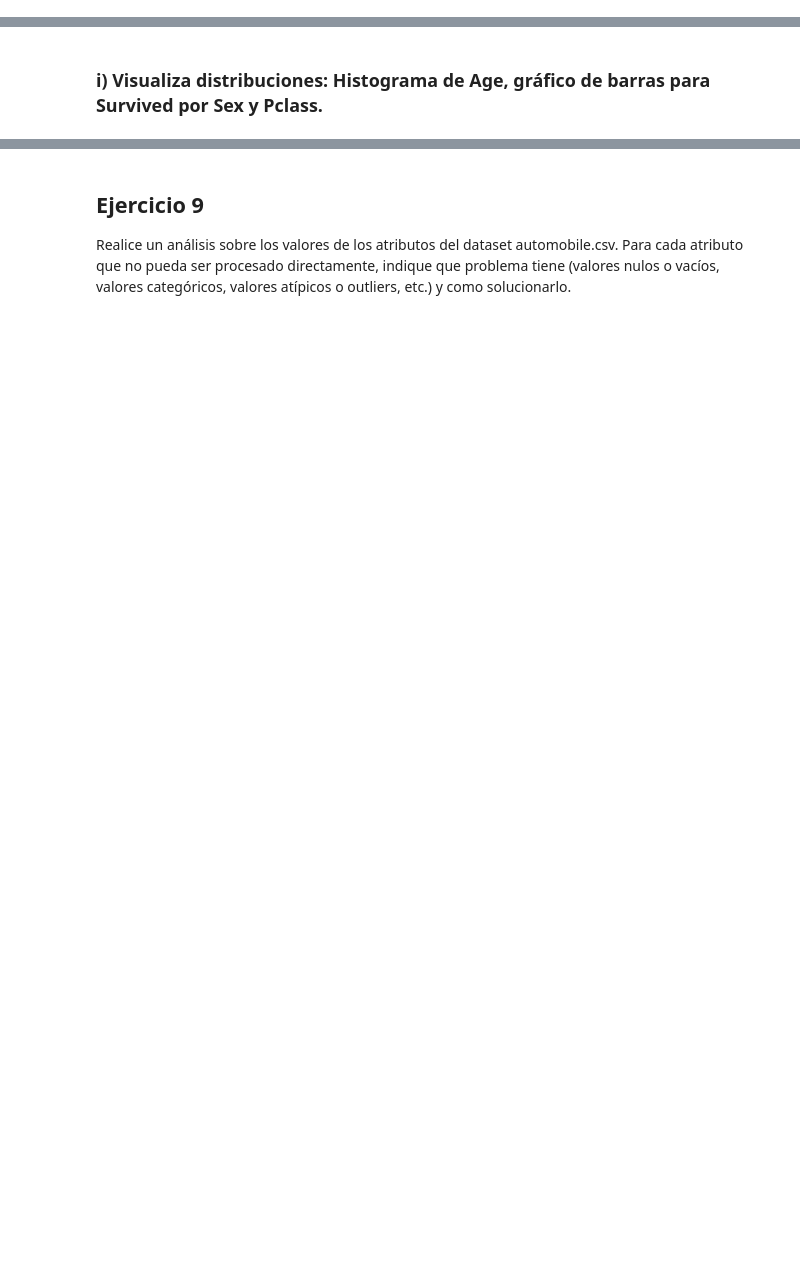
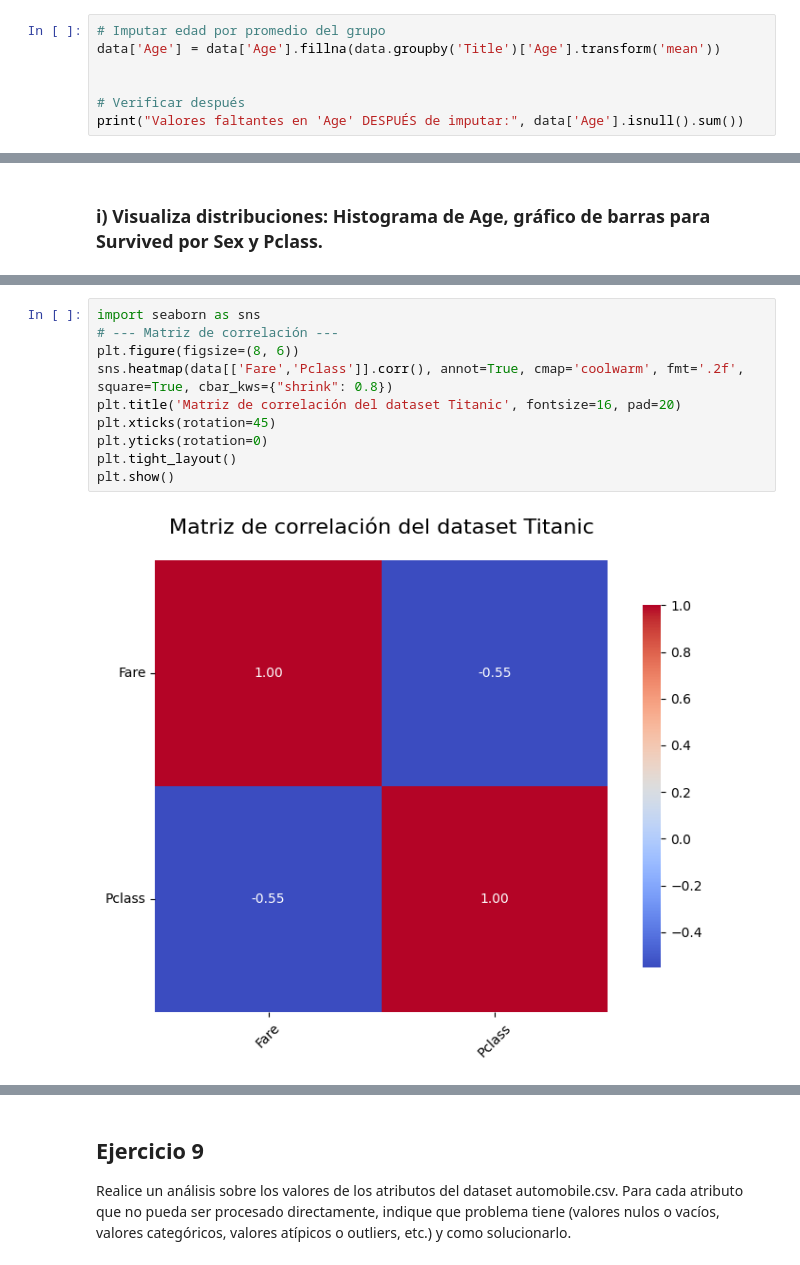
Before and after one commit to ricrubrom/AAP, a Jupyter notebook: Practicas/Practica1/Practica1.ipynb, the cells around one changed output, grey strips where cells are left out. Cells and saved outputs as stored; diff of their text form; blank space fills up the shorter version.

```diff
--- a/Practicas/Practica1/Practica1.ipynb
+++ b/Practicas/Practica1/Practica1.ipynb
@@ -415,2 +493,9 @@ Realice las siguientes tareas para preparar el dataset para que pueda ser utiliz
 # %% [markdown]
 ### e) Complete los valores faltantes utilizando las estrategias planteadas en los puntos anteriores.
+# %%
+# Imputar edad por promedio del grupo
+data['Age'] = data['Age'].fillna(data.groupby('Title')['Age'].transform('mean'))
+
+
+# Verificar después
+print("Valores faltantes en 'Age' DESPUÉS de imputar:", data['Age'].isnull().sum())
@@ -460,3 +612,15 @@ Calcule la correlación lineal entre los atributos **“Fare”** (Tarifa) y **
     </tbody>
   </table>
 </div>
+# %%
+import seaborn as sns
+# --- Matriz de correlación ---
+plt.figure(figsize=(8, 6))
+sns.heatmap(data[['Fare','Pclass']].corr(), annot=True, cmap='coolwarm', fmt='.2f', square=True, cbar_kws={"shrink": 0.8})
+plt.title('Matriz de correlación del dataset Titanic', fontsize=16, pad=20)
+plt.xticks(rotation=45)
+plt.yticks(rotation=0)
+plt.tight_layout()
+plt.show()
+# %% [output]
+[figure, added]
```
Also changed, not shown: parts of 17 cells of this notebook, 1 other file.
